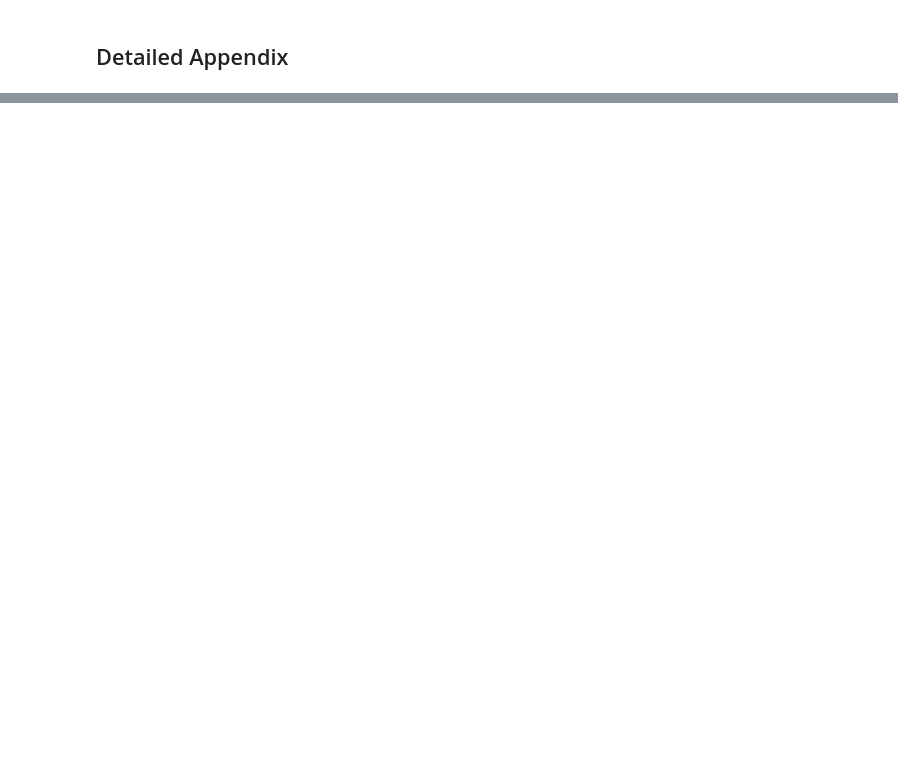
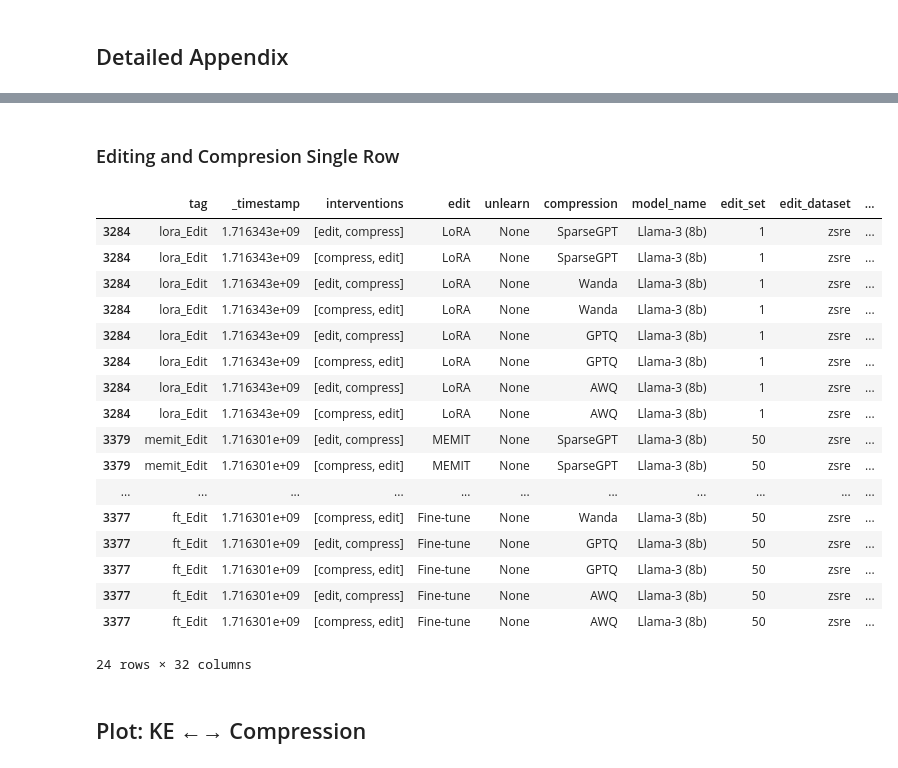
Before and after one commit to hartvigsen-group/composable-interventions, a Jupyter notebook: notebooks/paper_analysis.ipynb, the cells around one changed output, grey strips where cells are left out. Saved outputs shown, nothing was run; the diff lists cells and outputs as text; code cells hidden in the pictures; blank space fills up the shorter version.

```diff
--- a/notebooks/paper_analysis.ipynb
+++ b/notebooks/paper_analysis.ipynb
@@ -904,0 +1131,25 @@ generate_latex_table_ke_mu_mu_metrics()
+# %% [markdown]
+### Editing and Compresion Single Row
+# %%
+baseline_records[(baseline_records["edit"].notnull()) & (baseline_records["compression"].notnull())]
+# %% [output]
+|  | tag | _timestamp | interventions | edit | unlearn | compression | model_name | edit_set | edit_dataset | ... |
+| 3284 | lora_Edit | 1.716343e+09 | [edit, compress] | LoRA | None | SparseGPT | Llama-3 (8b) | 1 | zsre | ... |
+| 3284 | lora_Edit | 1.716343e+09 | [compress, edit] | LoRA | None | SparseGPT | Llama-3 (8b) | 1 | zsre | ... |
+| 3284 | lora_Edit | 1.716343e+09 | [edit, compress] | LoRA | None | Wanda | Llama-3 (8b) | 1 | zsre | ... |
+| 3284 | lora_Edit | 1.716343e+09 | [compress, edit] | LoRA | None | Wanda | Llama-3 (8b) | 1 | zsre | ... |
+| 3284 | lora_Edit | 1.716343e+09 | [edit, compress] | LoRA | None | GPTQ | Llama-3 (8b) | 1 | zsre | ... |
+| 3284 | lora_Edit | 1.716343e+09 | [compress, edit] | LoRA | None | GPTQ | Llama-3 (8b) | 1 | zsre | ... |
+| 3284 | lora_Edit | 1.716343e+09 | [edit, compress] | LoRA | None | AWQ | Llama-3 (8b) | 1 | zsre | ... |
+| 3284 | lora_Edit | 1.716343e+09 | [compress, edit] | LoRA | None | AWQ | Llama-3 (8b) | 1 | zsre | ... |
+| 3379 | memit_Edit | 1.716301e+09 | [edit, compress] | MEMIT | None | SparseGPT | Llama-3 (8b) | 50 | zsre | ... |
+| 3379 | memit_Edit | 1.716301e+09 | [compress, edit] | MEMIT | None | SparseGPT | Llama-3 (8b) | 50 | zsre | ... |
+| ... | ... | ... | ... | ... | ... | ... | ... | ... | ... | ... |
+| 3377 | ft_Edit | 1.716301e+09 | [compress, edit] | Fine-tune | None | Wanda | Llama-3 (8b) | 50 | zsre | ... |
+| 3377 | ft_Edit | 1.716301e+09 | [edit, compress] | Fine-tune | None | GPTQ | Llama-3 (8b) | 50 | zsre | ... |
+| 3377 | ft_Edit | 1.716301e+09 | [compress, edit] | Fine-tune | None | GPTQ | Llama-3 (8b) | 50 | zsre | ... |
+| 3377 | ft_Edit | 1.716301e+09 | [edit, compress] | Fine-tune | None | AWQ | Llama-3 (8b) | 50 | zsre | ... |
+| 3377 | ft_Edit | 1.716301e+09 | [compress, edit] | Fine-tune | None | AWQ | Llama-3 (8b) | 50 | zsre | ... |
+24 rows × 32 columns
+# %% [markdown]
+## Plot: KE ←→ Compression
```
Also changed, not shown: parts of 25 cells of this notebook, 47 other files.
